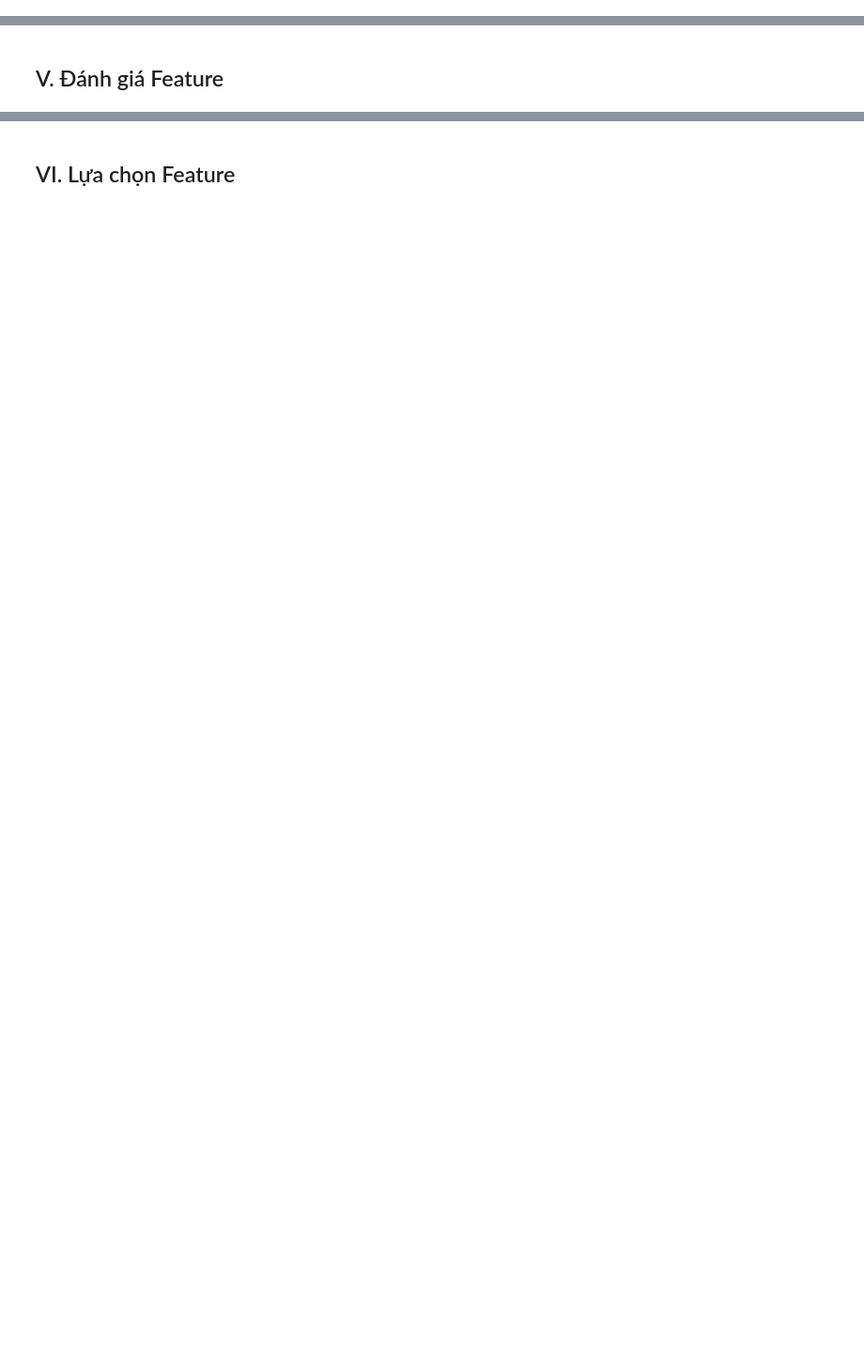
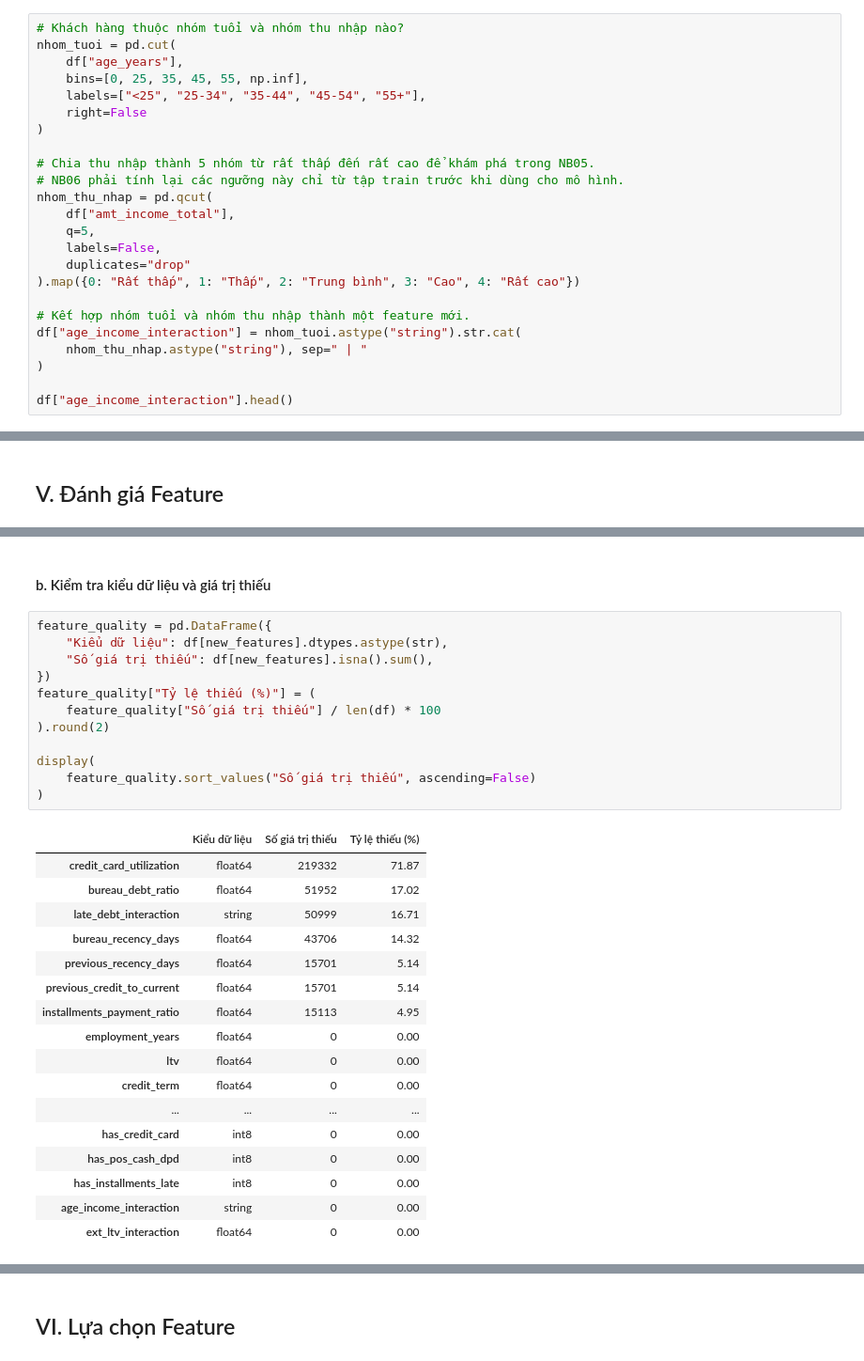
Before and after one commit to thanhhung9720001-collab/credit-risk-classifier, a Jupyter notebook: notebooks/05_feature_engineering.ipynb, the cells around one changed output, grey strips where cells are left out. Shown at 94% size. Saved outputs shown, nothing was run; the diff lists cells and outputs as text; blank space fills up the shorter version.

```diff
--- a/notebooks/05_feature_engineering.ipynb
+++ b/notebooks/05_feature_engineering.ipynb
@@ -436,0 +429,24 @@ Bảng sau mã hóa chiếm 331,8 MB. Việc chỉ định `dtype="int8"` là đ
+# %%
+# Khách hàng thuộc nhóm tuổi và nhóm thu nhập nào?
+nhom_tuoi = pd.cut(
+    df["age_years"],
+    bins=[0, 25, 35, 45, 55, np.inf],
+    labels=["<25", "25-34", "35-44", "45-54", "55+"],
+    right=False
+)
+
+# Chia thu nhập thành 5 nhóm từ rất thấp đến rất cao để khám phá trong NB05.
+# NB06 phải tính lại các ngưỡng này chỉ từ tập train trước khi dùng cho mô hình.
+nhom_thu_nhap = pd.qcut(
+    df["amt_income_total"],
+    q=5,
+    labels=False,
+    duplicates="drop"
+).map({0: "Rất thấp", 1: "Thấp", 2: "Trung bình", 3: "Cao", 4: "Rất cao"})
+
+# Kết hợp nhóm tuổi và nhóm thu nhập thành một feature mới.
+df["age_income_interaction"] = nhom_tuoi.astype("string").str.cat(
+    nhom_thu_nhap.astype("string"), sep=" | "
+)
+
+df["age_income_interaction"].head()
@@ -642,0 +630,32 @@ Dù vậy vẫn nên giữ các đặc trưng này, vì ba lý do:
+# %% [markdown]
+#### b. Kiểm tra kiểu dữ liệu và giá trị thiếu
+# %%
+feature_quality = pd.DataFrame({
+    "Kiểu dữ liệu": df[new_features].dtypes.astype(str),
+    "Số giá trị thiếu": df[new_features].isna().sum(),
+})
+feature_quality["Tỷ lệ thiếu (%)"] = (
+    feature_quality["Số giá trị thiếu"] / len(df) * 100
+).round(2)
+
+display(
+    feature_quality.sort_values("Số giá trị thiếu", ascending=False)
+)
+# %% [output]
+|  | Kiểu dữ liệu | Số giá trị thiếu | Tỷ lệ thiếu (%) |
+| credit_card_utilization | float64 | 219332 | 71.87 |
+| bureau_debt_ratio | float64 | 51952 | 17.02 |
+| late_debt_interaction | string | 50999 | 16.71 |
+| bureau_recency_days | float64 | 43706 | 14.32 |
+| previous_recency_days | float64 | 15701 | 5.14 |
+| previous_credit_to_current | float64 | 15701 | 5.14 |
+| installments_payment_ratio | float64 | 15113 | 4.95 |
+| employment_years | float64 | 0 | 0.00 |
+| ltv | float64 | 0 | 0.00 |
+| credit_term | float64 | 0 | 0.00 |
+| ... | ... | ... | ... |
+| has_credit_card | int8 | 0 | 0.00 |
+| has_pos_cash_dpd | int8 | 0 | 0.00 |
+| has_installments_late | int8 | 0 | 0.00 |
+| age_income_interaction | string | 0 | 0.00 |
+| ext_ltv_interaction | float64 | 0 | 0.00 |
```
Also changed, not shown: parts of 131 cells of this notebook, 2 other files.
